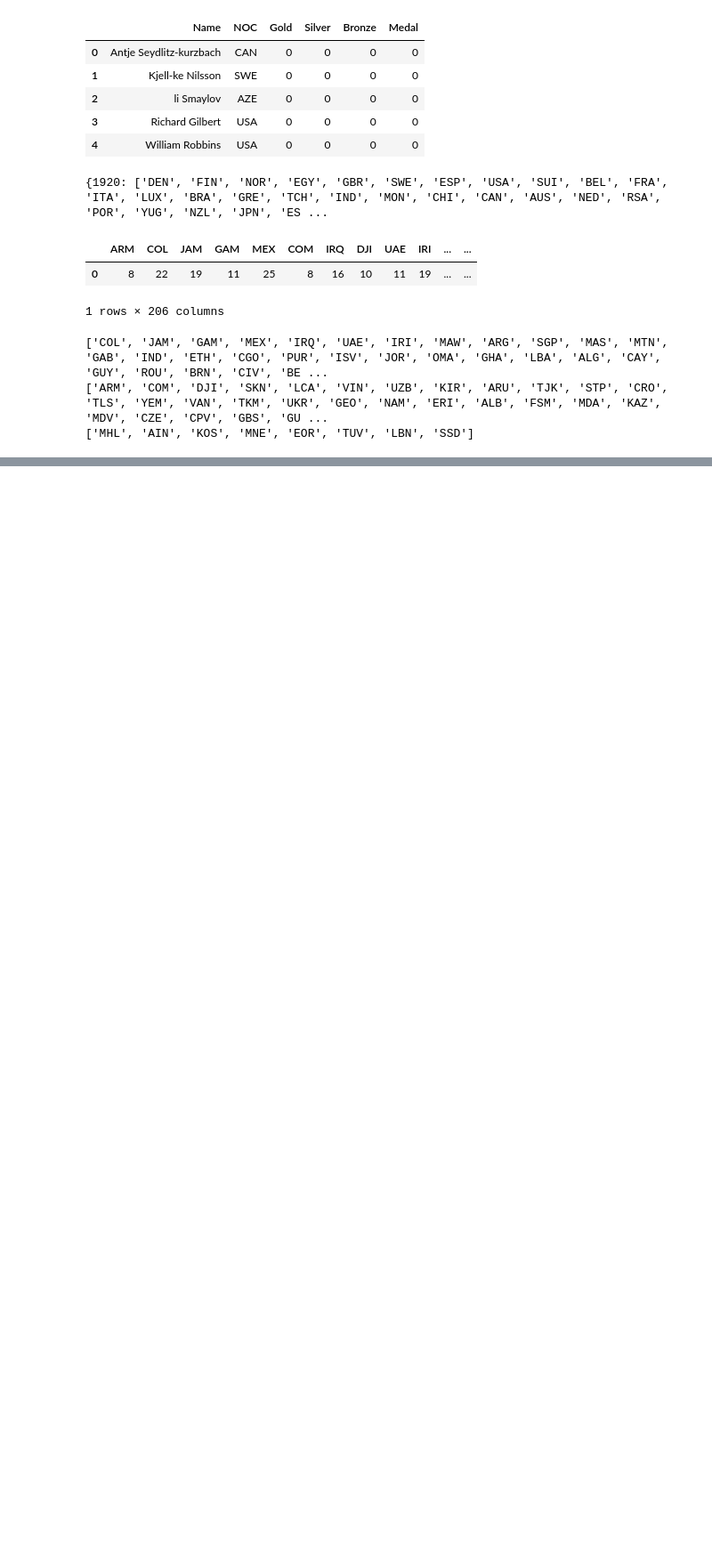
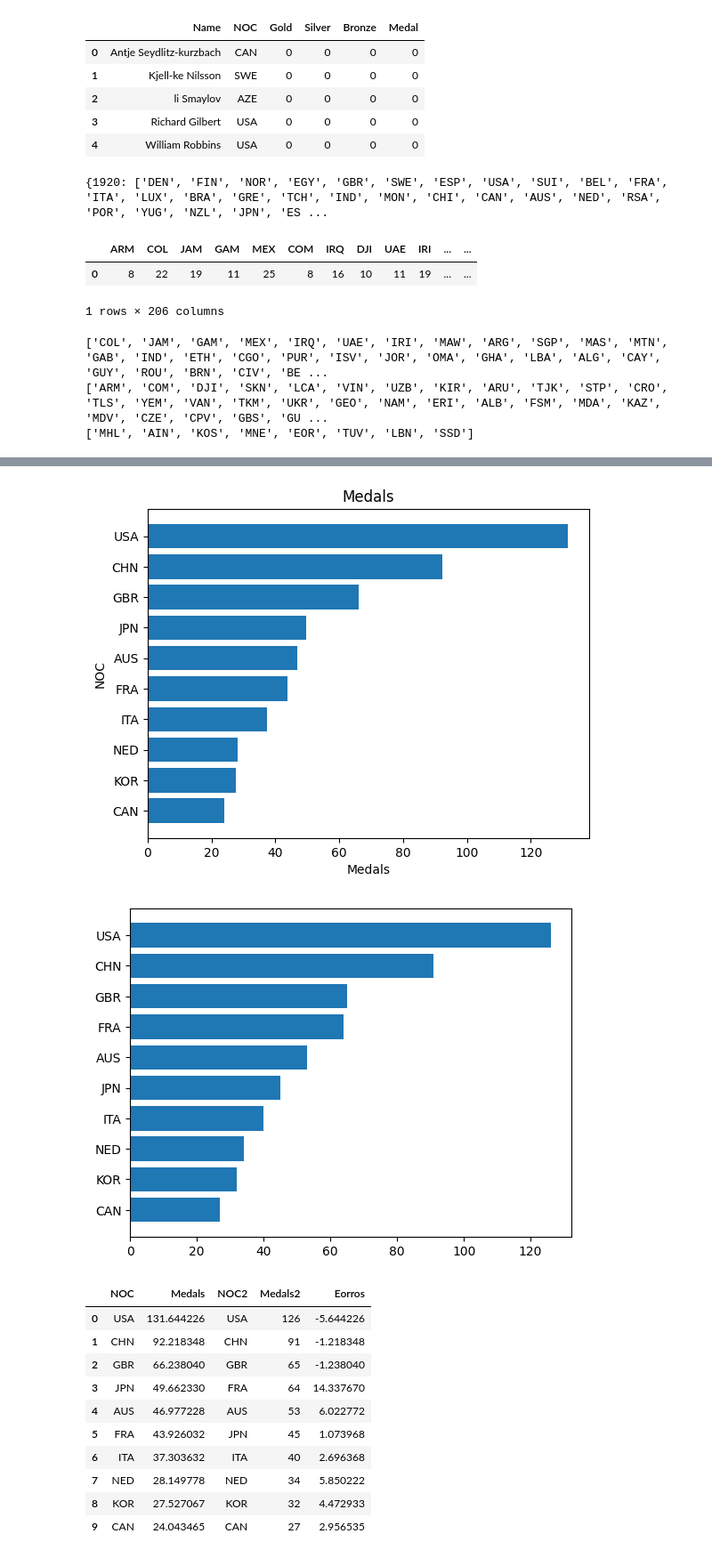
Before and after one commit to VicissitudeChat9619/MCM_Document, a Jupyter notebook: code/class.ipynb, the cells around one changed output, grey strips where cells are left out. Shown at 89% size. Saved outputs shown, nothing was run; the diff lists cells and outputs as text; code cells hidden in the pictures; blank space fills up the shorter version.

```diff
--- a/code/class.ipynb
+++ b/code/class.ipynb
@@ -254,0 +256,43 @@ MSE=185.43982664242964
+# %%
+hat_y = results.predict(x)
+sorted_indices = np.argsort(hat_y)
+country_10 = np.array(country_10)
+cou = country_10[list(sorted_indices)]
+plt.figure()
+plt.barh(cou[::-1][0:10], sorted(hat_y)[::-1][0:10])
+plt.xlabel("Medals")
+plt.ylabel("NOC")
+plt.title("Medals")
+plt.gca().invert_yaxis()  # 反转 y 轴，确保从上到下是高到低
+# 显示正确的2024年奖牌榜单
+y = medal_counts[:, -1].flatten()
+sorted_y = np.array(sorted(y))[::-1][0:10]
+indices = np.argsort(y)[::-1]
+cout = country_10[indices][0:10]
+plt.figure()
+plt.barh(cout, sorted_y)
+plt.gca().invert_yaxis()  # 反转 y 轴，确保从上到下是高到低
+plt.show()
+df = {
+    "NOC": cou[::-1][:10],
+    "Medals": sorted(hat_y)[::-1][0:10],
+    "NOC2": cout,
+    "Medals2": sorted_y,
+    "Eorros": sorted_y - sorted(hat_y)[::-1][0:10],
+}
+df = pd.DataFrame(df)
+df
+# %% [output]
+[figure, added]
+[figure, added]
+|  | NOC | Medals | NOC2 | Medals2 | Eorros |
+| 0 | USA | 131.644226 | USA | 126 | -5.644226 |
+| 1 | CHN | 92.218348 | CHN | 91 | -1.218348 |
+| 2 | GBR | 66.238040 | GBR | 65 | -1.238040 |
+| 3 | JPN | 49.662330 | FRA | 64 | 14.337670 |
+| 4 | AUS | 46.977228 | AUS | 53 | 6.022772 |
+| 5 | FRA | 43.926032 | JPN | 45 | 1.073968 |
+| 6 | ITA | 37.303632 | ITA | 40 | 2.696368 |
+| 7 | NED | 28.149778 | NED | 34 | 5.850222 |
+| 8 | KOR | 27.527067 | KOR | 32 | 4.472933 |
+| 9 | CAN | 24.043465 | CAN | 27 | 2.956535 |
```
Also changed, not shown: parts of 1 cell of this notebook.
